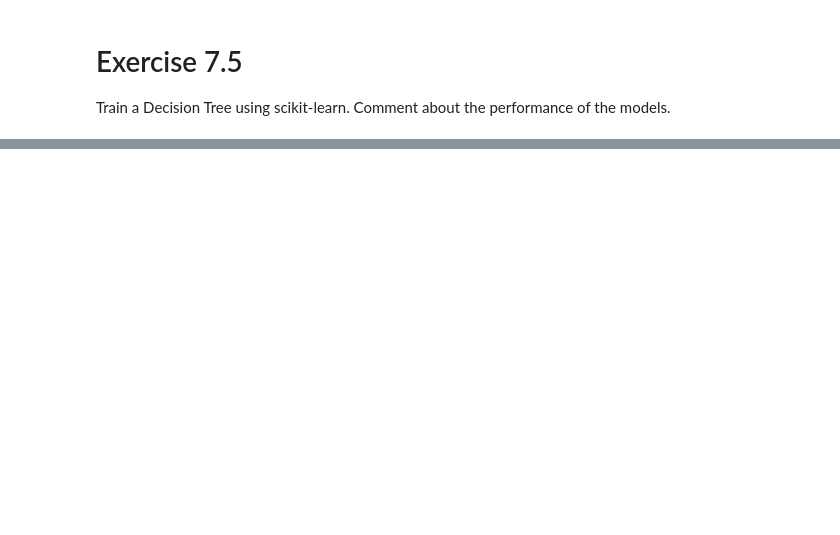
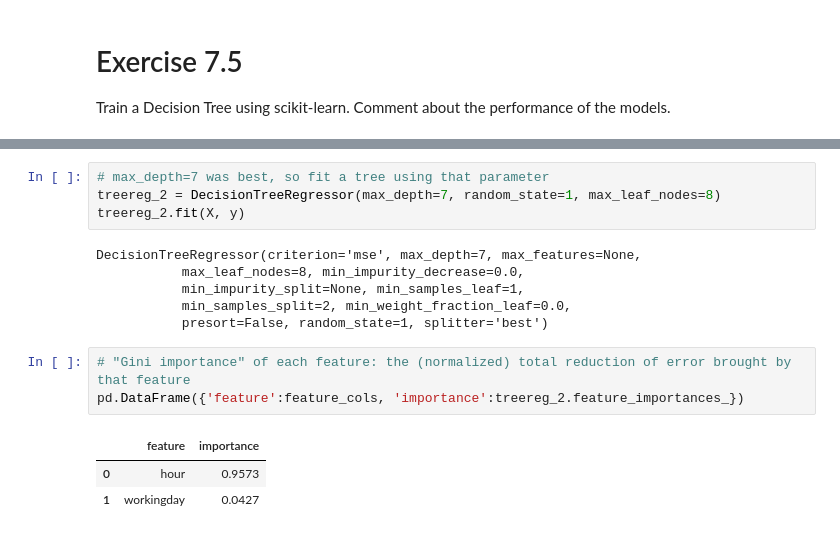
Before and after one commit to julianfbaquero/PracticalMachineLearningClass, a Jupyter notebook: Exercices-JulianBaquero/E7-DecisionTrees.ipynb, the cells around one changed output, grey strips where cells are left out. Cells and saved outputs as stored; diff of their text form; blank space fills up the shorter version.

```diff
--- a/Exercices-JulianBaquero/E7-DecisionTrees.ipynb
+++ b/Exercices-JulianBaquero/E7-DecisionTrees.ipynb
@@ -126,0 +351,17 @@ Train a Decision Tree using scikit-learn. Comment about the performance of the m
+# %%
+# max_depth=7 was best, so fit a tree using that parameter
+treereg_2 = DecisionTreeRegressor(max_depth=7, random_state=1, max_leaf_nodes=8)
+treereg_2.fit(X, y)
+# %% [output]
+DecisionTreeRegressor(criterion='mse', max_depth=7, max_features=None,
+           max_leaf_nodes=8, min_impurity_decrease=0.0,
+           min_impurity_split=None, min_samples_leaf=1,
+           min_samples_split=2, min_weight_fraction_leaf=0.0,
+           presort=False, random_state=1, splitter='best')
+# %%
+# "Gini importance" of each feature: the (normalized) total reduction of error brought by that feature
+pd.DataFrame({'feature':feature_cols, 'importance':treereg_2.feature_importances_})
+# %% [output]
+|  | feature | importance |
+| 0 | hour | 0.9573 |
+| 1 | workingday | 0.0427 |
```
Also changed, not shown: parts of 31 cells of this notebook.
